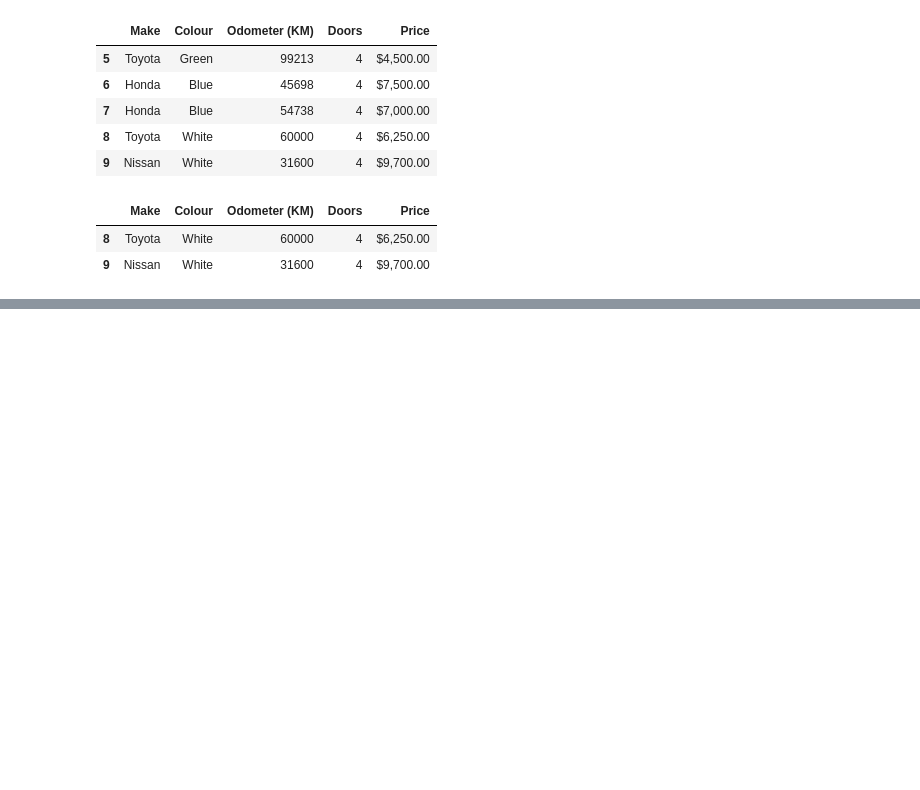
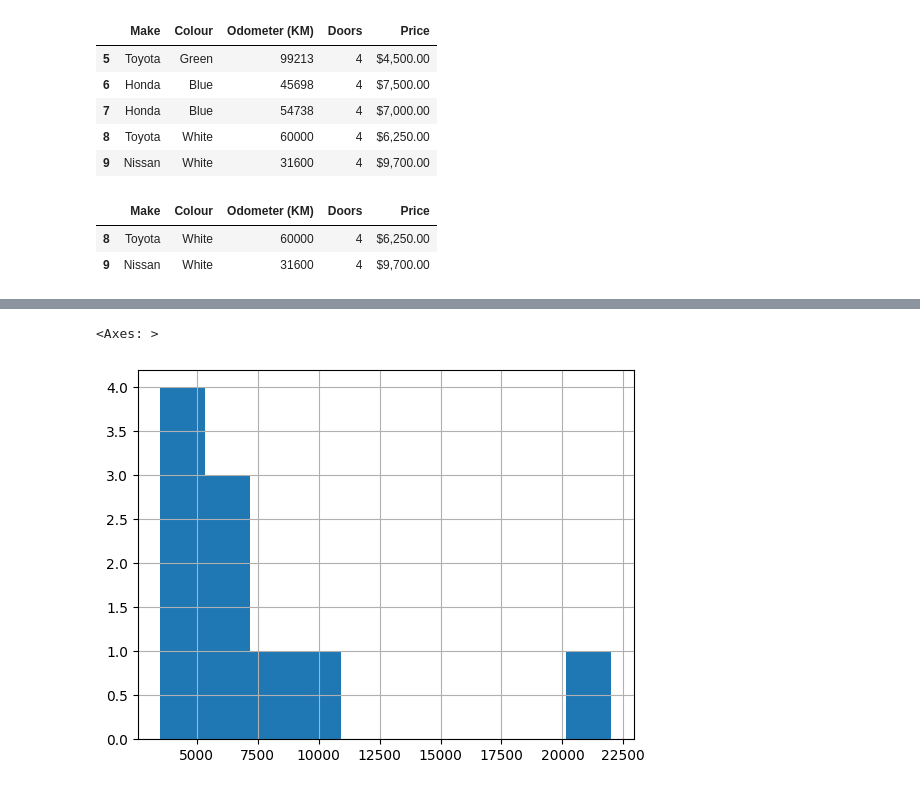
Before and after one commit to pgtech246/pandas_training, a Jupyter notebook: pandas_training.ipynb, the cells around one changed output, grey strips where cells are left out. Saved outputs shown, nothing was run; the diff lists cells and outputs as text; code cells hidden in the pictures; blank space fills up the shorter version.

```diff
--- a/pandas_training.ipynb
+++ b/pandas_training.ipynb
@@ -196,0 +381,5 @@ car_sales.tail(2)
+# %%
+car_sales['Price'].hist()
+# %% [output]
+<Axes: >
+[figure, added]
```
Also changed, not shown: parts of 20 cells of this notebook.
